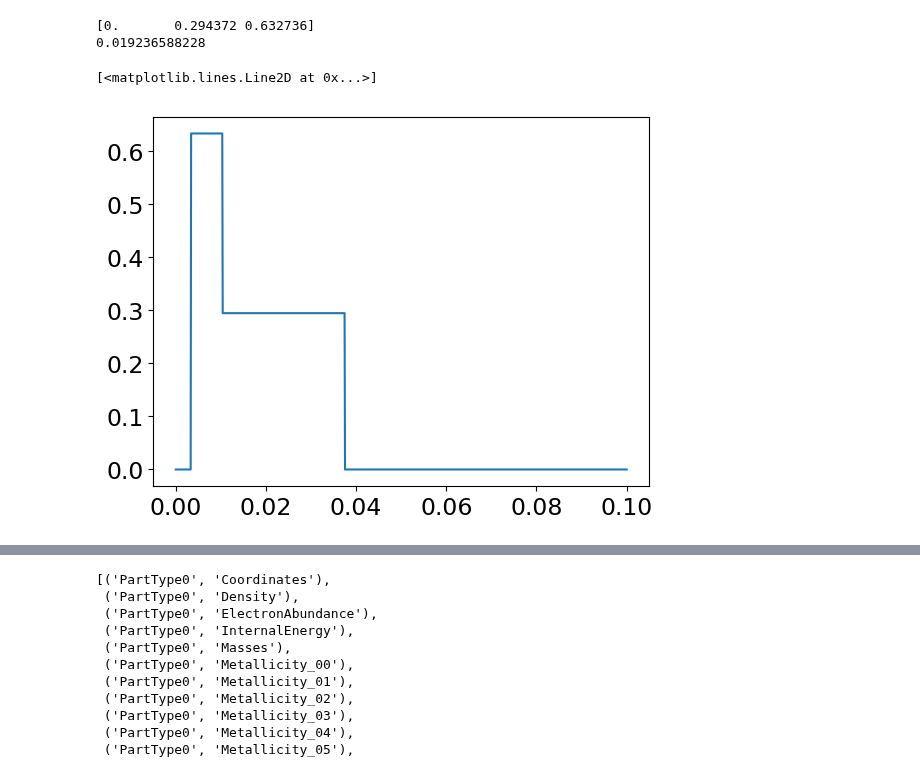
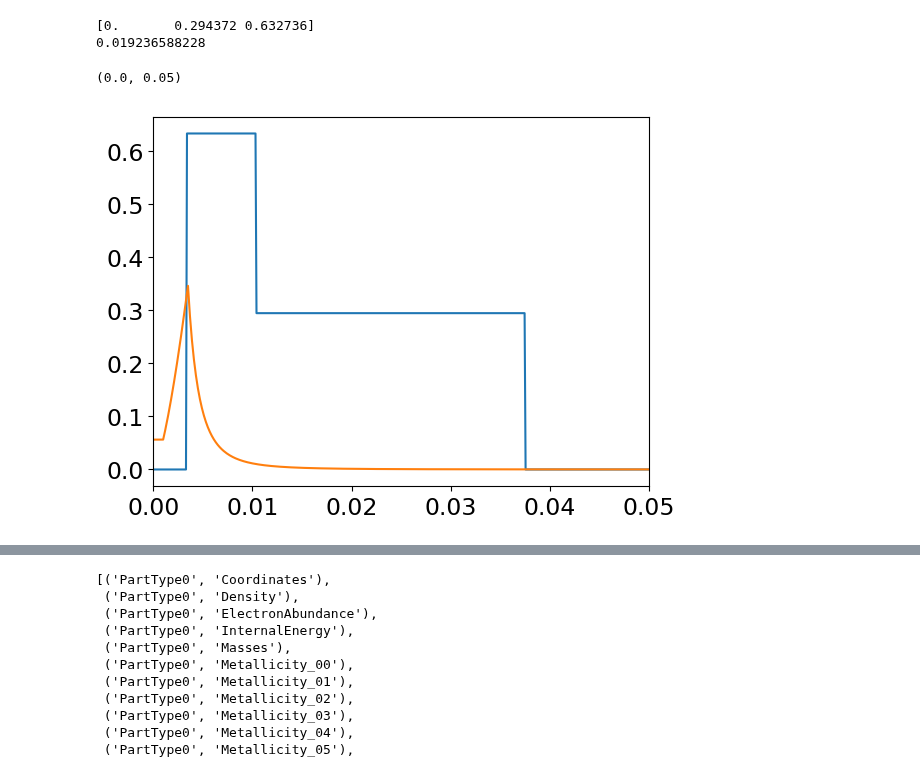
Before and after one commit to aemerick/galaxy_analysis, a Jupyter notebook: notebooks/gizmo_tracers.ipynb, the cells around one changed output, grey strips where cells are left out. Cells and saved outputs as stored; diff of their text form; code cells hidden in the pictures.

```diff
--- a/notebooks/gizmo_tracers.ipynb
+++ b/notebooks/gizmo_tracers.ipynb
@@ -177,17 +216,21 @@ print(total_yield_masses[:,4])
 # %%
 t = np.linspace(0.0, 0.1, 1000)
 y = np.array([sn_rate(x) for x in t]) * 1.17
 
 print(np.unique(y))
 
 print(0.294372 * (0.010370 - 0.003401) + 0.632736 * (0.03753 - 0.010370))
 
 plt.plot(t,y)
+y = np.array([wind_rate(x) for x in t]) * 0.0118
+plt.plot(t,y)
+plt.xlim(0.0, 0.050)
+#print(y)
 # %% [output]
 [0.       0.294372 0.632736]
 0.019236588228
-[<matplotlib.lines.Line2D at 0x...>]
+(0.0, 0.05)
-[figure, old version]
+[figure, new version]
 # %%
 
 def generate_metal_fields(ds, _agebins=bins,
```
Also changed, not shown: parts of 11 cells of this notebook.
